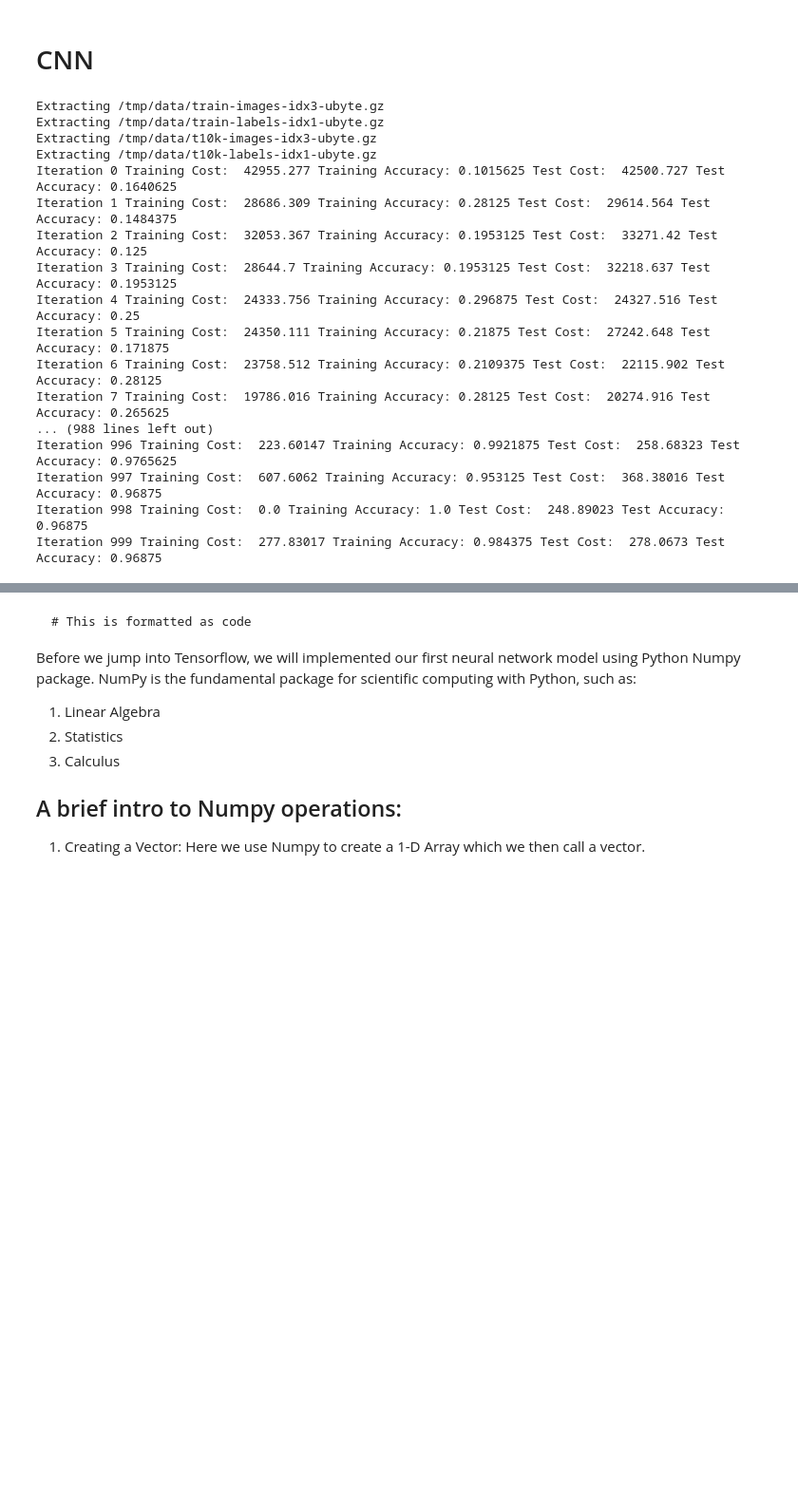
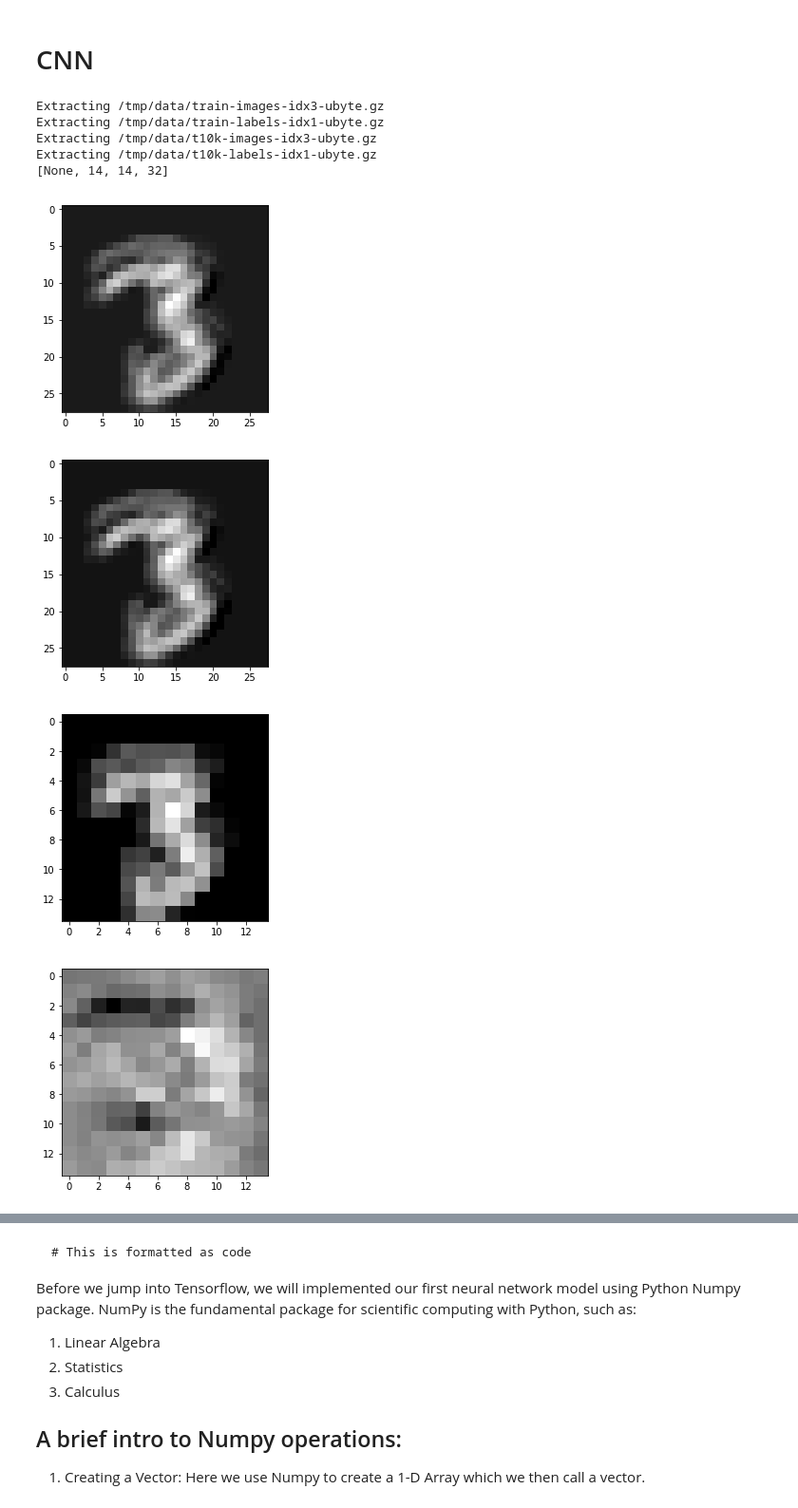
Before and after one commit to ahmadhajmosa/Machine-learning-labs, a Jupyter notebook: Session_2.ipynb, the cells around one changed output, grey strips where cells are left out. Shown at 95% size. Cells and saved outputs as stored; diff of their text form; code cells hidden in the pictures; blank space fills up the shorter version.

Commit message:
Implemented visualization of single layers of CNN

```diff
--- a/Session_2.ipynb
+++ b/Session_2.ipynb
@@ -288,6 +288,9 @@ with tf.Session() as sess: #Can also be used with sess = tf.Session(), but then
 # %% [markdown]
 # CNN
 # %%
+%matplotlib inline
+from matplotlib.pyplot import imshow
+import matplotlib.pyplot as plt
 import tensorflow as tf
 
 # Import MNIST data
@@ -316,7 +319,7 @@ def conv2d(x, W, b, strides=1):
     # Conv2D wrapper, with bias and relu activation
     x = tf.nn.conv2d(x, W, strides=[1, strides, strides, 1], padding='SAME')
     x = tf.nn.bias_add(x, b)
-    return tf.nn.relu(x)
+    return x
 
 
 def maxpool2d(x, k=2):
@@ -329,16 +332,18 @@ def conv_net(x, weights, biases):
     x = tf.reshape(x, shape=[-1, 28, 28, 1])
 
     # Convolution Layer
-    conv1 = conv2d(x, weights['wc1'], biases['bc1'])
+    conv1_pre_activation = conv2d(x, weights['wc1'], biases['bc1'])
+    conv1_post_activation = tf.nn.relu(conv1_pre_activation)
     # Max Pooling (down-sampling)
-    conv1 = maxpool2d(conv1, k=2)
+    conv1 = maxpool2d(conv1_post_activation, k=2)
 
     print(conv1.get_shape().as_list()) #Just to see the shape after the first layer
 
     # Convolution Layer
-    conv2 = conv2d(conv1, weights['wc2'], biases['bc2'])
+    conv2_pre_activation = conv2d(conv1, weights['wc2'], biases['bc2'])
+    conv2_post_activation = tf.nn.relu(conv2_pre_activation)
     # Max Pooling (down-sampling)
-    conv2 = maxpool2d(conv2, k=2)
+    conv2 = maxpool2d(conv2_post_activation, k=2)
 
     # Fully connected layer
     # Reshape conv2 output to fit fully connected layer input
@@ -350,7 +355,8 @@ def conv_net(x, weights, biases):
 
     # Output, class prediction
     out = tf.add(tf.matmul(fc1, weights['out']), biases['out'])
-    return out
+    list_of_tensors = [conv1_pre_activation,conv1_post_activation,conv1,conv2_pre_activation,conv2_post_activation,conv2,fc1]
+    return out, list_of_tensors
 
 # Store layers weight & bias
 weights = {
@@ -372,47 +378,60 @@ biases = {
 }
 
 # Construct model
-pred = conv_net(x, weights, biases)
+pred, list_of_tensors = conv_net(x, weights, biases)
 
 # Define loss and optimizer
 cost = tf.reduce_mean(tf.nn.softmax_cross_entropy_with_logits(logits=pred, labels=y))
 optimizer = tf.train.AdamOptimizer(learning_rate=learning_rate).minimize(cost)
 
 # Evaluate model
 correct_pred = tf.equal(tf.argmax(pred, 1), tf.argmax(y, 1))
 accuracy = tf.reduce_mean(tf.cast(correct_pred, tf.float32))
 
 # Initializing the variables
 init = tf.global_variables_initializer()
 
 # Launch the graph
 with tf.Session() as sess: #Can also be used with sess = tf.Session(), but then needs to be closed manually
   sess.run(init)
 
-  for i in range(1000):
+  for i in range(10000):
     batch_x, batch_y = mnist.train.next_batch(batch_size)
     sess.run(optimizer, feed_dict={x:batch_x, y:batch_y})
     train_cost, train_accuracy = sess.run([cost, accuracy], feed_dict={x:batch_x, y:batch_y})
     #print('Iteration',i,'Training Cost: ',train_cost,'Training Accuracy:',train_accuracy)
 
     test_batch_x, test_batch_y = mnist.test.next_batch(batch_size)
     test_cost, test_accuracy = sess.run([cost, accuracy], feed_dict={x:test_batch_x, y:test_batch_y})
-    print('Iteration',i,'Training Cost: ',train_cost,'Training Accuracy:',train_accuracy,'Test Cost: ',test_cost,'Test Accuracy:',test_accuracy)
+    if i % 100 == 0:
+      val_list_of_tensors = sess.run(list_of_tensors, feed_dict={x: test_batch_x})
+      imshow(val_list_of_tensors[0][0,:,:,0], cmap='gray')
+      plt.show()
+      imshow(val_list_of_tensors[1][0,:,:,0], cmap='gray')
+      plt.show()
+      imshow(val_list_of_tensors[2][0,:,:,0], cmap='gray')
+      plt.show()
+      imshow(val_list_of_tensors[3][0,:,:,0], cmap='gray')
+      plt.show()
+      imshow(val_list_of_tensors[4][0,:,:,0], cmap='gray')
+      plt.show()
+      imshow(val_list_of_tensors[5][0,:,:,0], cmap='gray')
+      plt.show()
+      imshow(val_list_of_tensors[-1], cmap='gray')
+      plt.show()
+      print('Iteration',i,'Training Cost: ',train_cost,'Training Accuracy:',train_accuracy,'Test Cost: ',test_cost,'Test Accuracy:',test_accuracy)
+
+
+  #y_p_p = sess.run(y_p, feed_dict={x:X_train, y:Y_train})
+  #print('Predicted: ',y_p_p)
+  #print("Ground truth: ", Y_train)
 # %% [output]
 Extracting /tmp/data/train-images-idx3-ubyte.gz
 Extracting /tmp/data/train-labels-idx1-ubyte.gz
 Extracting /tmp/data/t10k-images-idx3-ubyte.gz
 Extracting /tmp/data/t10k-labels-idx1-ubyte.gz
-Iteration 0 Training Cost:  42955.277 Training Accuracy: 0.1015625 Test Cost:  42500.727 Test Accuracy: 0.1640625
-Iteration 1 Training Cost:  28686.309 Training Accuracy: 0.28125 Test Cost:  29614.564 Test Accuracy: 0.1484375
-Iteration 2 Training Cost:  32053.367 Training Accuracy: 0.1953125 Test Cost:  33271.42 Test Accuracy: 0.125
-Iteration 3 Training Cost:  28644.7 Training Accuracy: 0.1953125 Test Cost:  32218.637 Test Accuracy: 0.1953125
-Iteration 4 Training Cost:  24333.756 Training Accuracy: 0.296875 Test Cost:  24327.516 Test Accuracy: 0.25
-Iteration 5 Training Cost:  24350.111 Training Accuracy: 0.21875 Test Cost:  27242.648 Test Accuracy: 0.171875
-Iteration 6 Training Cost:  23758.512 Training Accuracy: 0.2109375 Test Cost:  22115.902 Test Accuracy: 0.28125
-Iteration 7 Training Cost:  19786.016 Training Accuracy: 0.28125 Test Cost:  20274.916 Test Accuracy: 0.265625
-... (988 lines left out)
-Iteration 996 Training Cost:  223.60147 Training Accuracy: 0.9921875 Test Cost:  258.68323 Test Accuracy: 0.9765625
-Iteration 997 Training Cost:  607.6062 Training Accuracy: 0.953125 Test Cost:  368.38016 Test Accuracy: 0.96875
-Iteration 998 Training Cost:  0.0 Training Accuracy: 1.0 Test Cost:  248.89023 Test Accuracy: 0.96875
-Iteration 999 Training Cost:  277.83017 Training Accuracy: 0.984375 Test Cost:  278.0673 Test Accuracy: 0.96875
+[None, 14, 14, 32]
+[figure, added]
+[figure, added]
+[figure, added]
+[figure, added]
```
Also changed, not shown: parts of 1 cell of this notebook.
